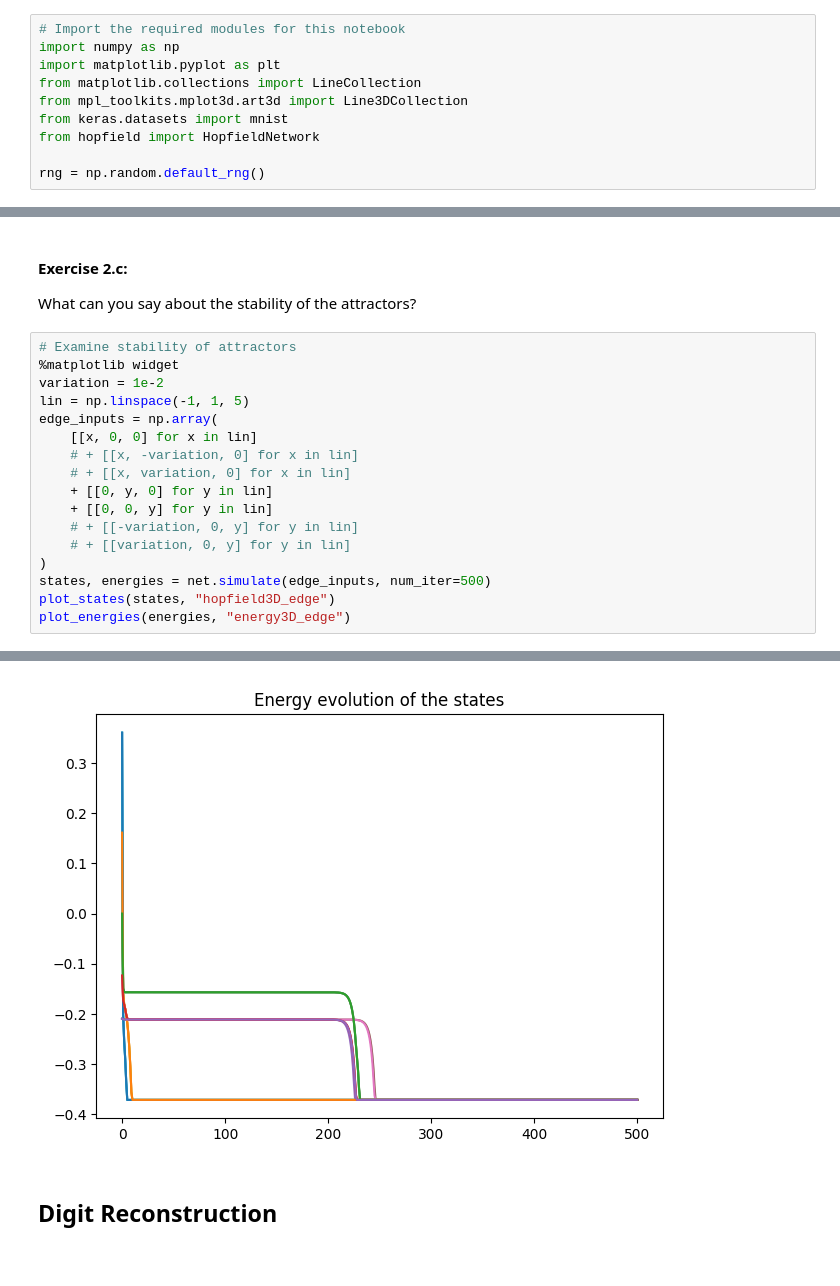
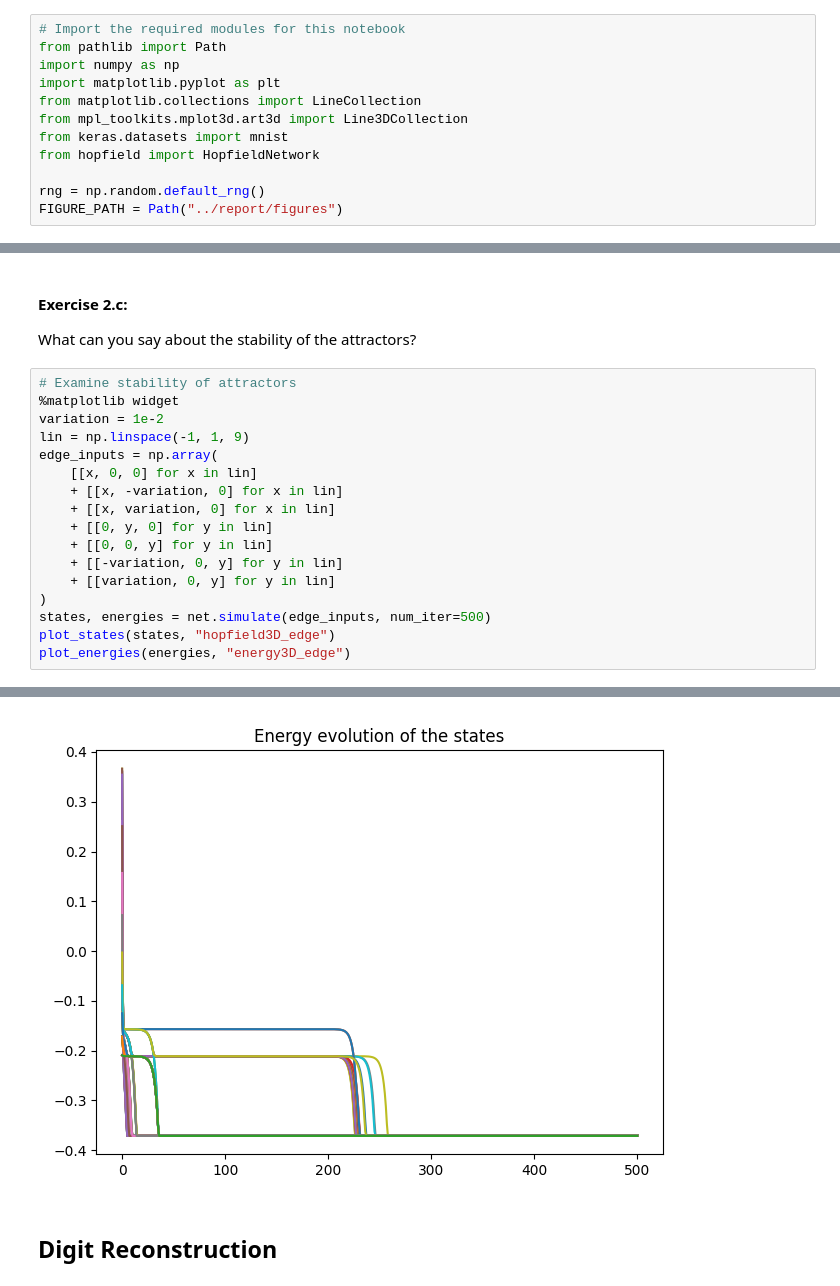
Before and after one commit to bischoff-m/kul-anndl-ss24, a Jupyter notebook: ex2/hopfield.ipynb, the cells around one changed output, grey strips where cells are left out. Cells and saved outputs as stored; diff of their text form.

```diff
--- a/ex2/hopfield.ipynb
+++ b/ex2/hopfield.ipynb
@@ -22,6 +22,7 @@ Run the below cell if you want to enable interactive plots in Google Colab. For
 Import all the necessary modules used throughout this notebook and define some methods to visualize the state space of 2D and 3D Hopfield networks, the energy evolution and the handwritten digits.
 # %%
 # Import the required modules for this notebook
+from pathlib import Path
 import numpy as np
 import matplotlib.pyplot as plt
 from matplotlib.collections import LineCollection
@@ -30,6 +31,7 @@ from keras.datasets import mnist
 from hopfield import HopfieldNetwork
 
 rng = np.random.default_rng()
+FIGURE_PATH = Path("../report/figures")
 # %%
 # 2D and 3D Hopfield networks:
 def plot_targets(targets):
@@ -246,15 +248,15 @@ What can you say about the stability of the attractors?
 # Examine stability of attractors
 %matplotlib widget
 variation = 1e-2
-lin = np.linspace(-1, 1, 5)
+lin = np.linspace(-1, 1, 9)
 edge_inputs = np.array(
     [[x, 0, 0] for x in lin]
-    # + [[x, -variation, 0] for x in lin]
-    # + [[x, variation, 0] for x in lin]
+    + [[x, -variation, 0] for x in lin]
+    + [[x, variation, 0] for x in lin]
     + [[0, y, 0] for y in lin]
     + [[0, 0, y] for y in lin]
-    # + [[-variation, 0, y] for y in lin]
-    # + [[variation, 0, y] for y in lin]
+    + [[-variation, 0, y] for y in lin]
+    + [[variation, 0, y] for y in lin]
 )
 states, energies = net.simulate(edge_inputs, num_iter=500)
 plot_states(states, "hopfield3D_edge")
@@ -264,4 +266,4 @@ plot_energies(energies, "energy3D_edge")
-[figure, old version]
+[figure, new version]
 # %% [markdown]
 ## Digit Reconstruction
 # %% [markdown]
```
Also changed, not shown: parts of 11 cells of this notebook, 24 other files.
